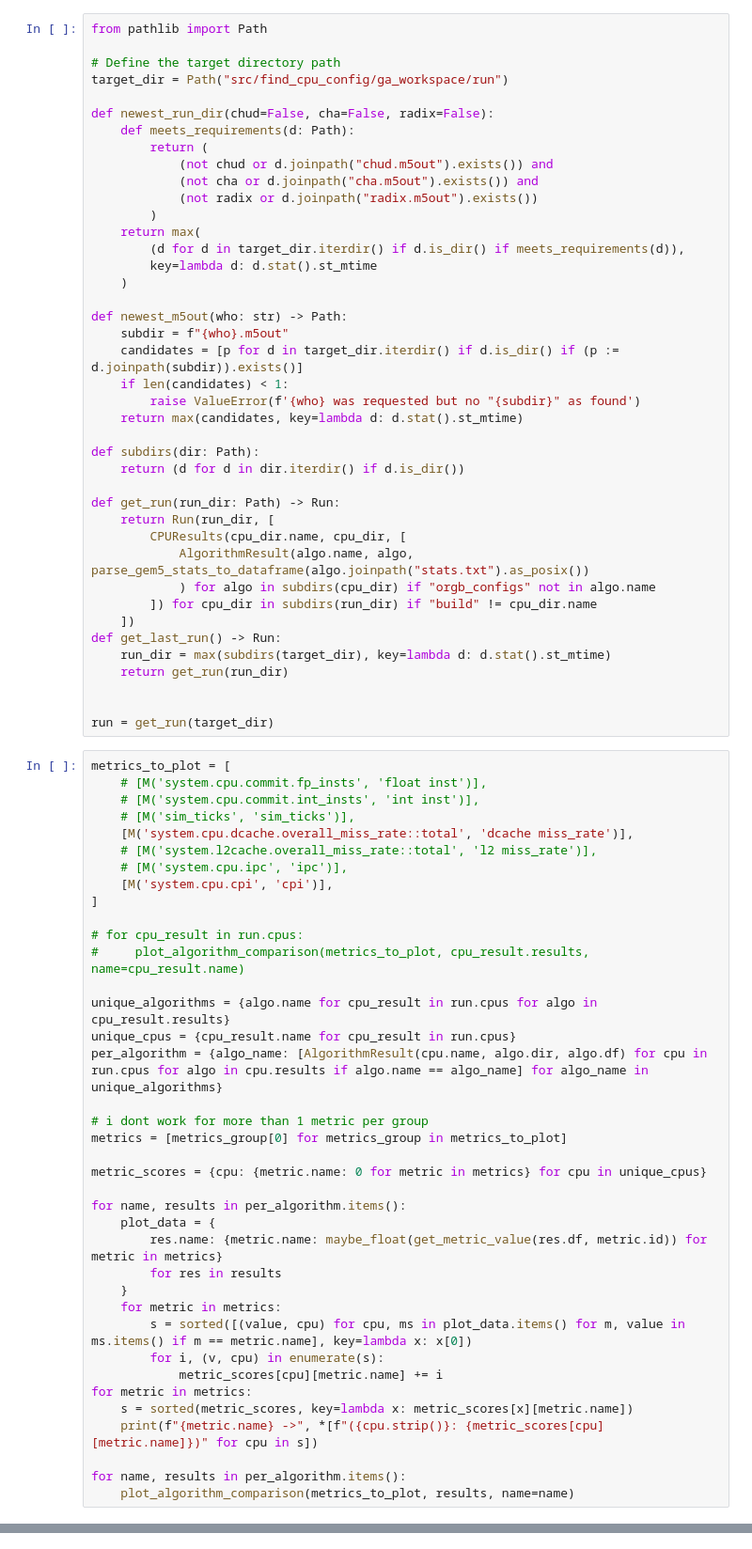
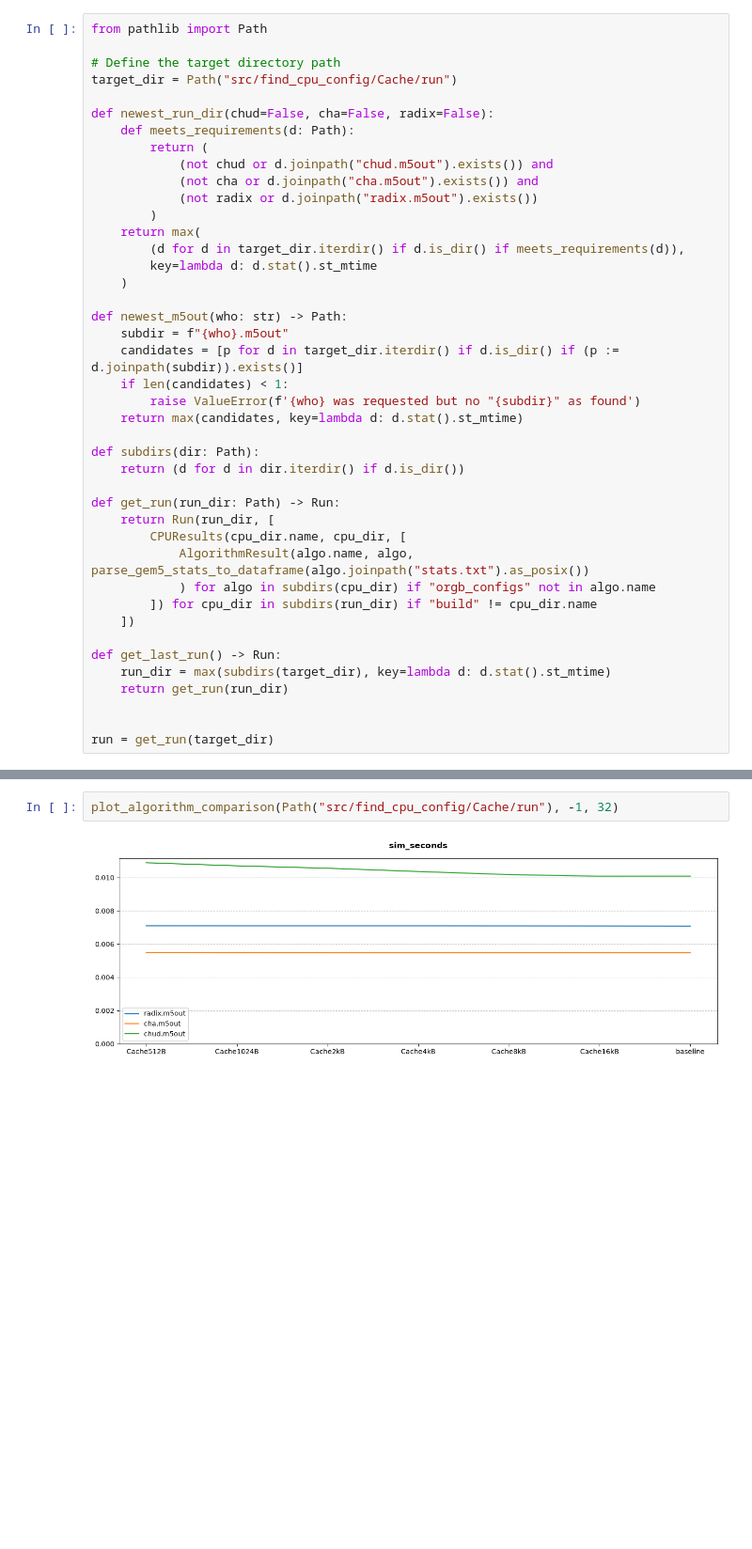
Before and after one commit to Jubarte27/organizacao-gem5, a Jupyter notebook: view_stats.ipynb, the cells around one changed output, grey strips where cells are left out. Shown at 94% size. Saved outputs shown, nothing was run; the diff lists cells and outputs as text; blank space fills up the shorter version.

```diff
--- a/view_stats.ipynb
+++ b/view_stats.ipynb
@@ -167,7 +165,7 @@ M = Metric
 from pathlib import Path
 
 # Define the target directory path
-target_dir = Path("src/find_cpu_config/ga_workspace/run")
+target_dir = Path("src/find_cpu_config/Cache/run")
 
 def newest_run_dir(chud=False, cha=False, radix=False):
     def meets_requirements(d: Path):
@@ -198,47 +196,10 @@ def get_run(run_dir: Path) -> Run:
             ) for algo in subdirs(cpu_dir) if "orgb_configs" not in algo.name
         ]) for cpu_dir in subdirs(run_dir) if "build" != cpu_dir.name
     ])
+
 def get_last_run() -> Run:
     run_dir = max(subdirs(target_dir), key=lambda d: d.stat().st_mtime)
     return get_run(run_dir)
 
 
 run = get_run(target_dir)
-# %%
-metrics_to_plot = [
-    # [M('system.cpu.commit.fp_insts', 'float inst')],
-    # [M('system.cpu.commit.int_insts', 'int inst')],
-    # [M('sim_ticks', 'sim_ticks')],
-    [M('system.cpu.dcache.overall_miss_rate::total', 'dcache miss_rate')],
-    # [M('system.l2cache.overall_miss_rate::total', 'l2 miss_rate')],
-    # [M('system.cpu.ipc', 'ipc')],
-    [M('system.cpu.cpi', 'cpi')],
-]
-
-# for cpu_result in run.cpus:
-#     plot_algorithm_comparison(metrics_to_plot, cpu_result.results, name=cpu_result.name)
-
-unique_algorithms = {algo.name for cpu_result in run.cpus for algo in cpu_result.results}
-unique_cpus = {cpu_result.name for cpu_result in run.cpus}
-per_algorithm = {algo_name: [AlgorithmResult(cpu.name, algo.dir, algo.df) for cpu in run.cpus for algo in cpu.results if algo.name == algo_name] for algo_name in unique_algorithms}
-
-# i dont work for more than 1 metric per group
-metrics = [metrics_group[0] for metrics_group in metrics_to_plot]
-
-metric_scores = {cpu: {metric.name: 0 for metric in metrics} for cpu in unique_cpus}
-
-for name, results in per_algorithm.items():
-    plot_data = {
-        res.name: {metric.name: maybe_float(get_metric_value(res.df, metric.id)) for metric in metrics}
-        for res in results
-    }
-    for metric in metrics:
-        s = sorted([(value, cpu) for cpu, ms in plot_data.items() for m, value in ms.items() if m == metric.name], key=lambda x: x[0])
-        for i, (v, cpu) in enumerate(s):
-            metric_scores[cpu][metric.name] += i
-for metric in metrics:
-    s = sorted(metric_scores, key=lambda x: metric_scores[x][metric.name])
-    print(f"{metric.name} ->", *[f"({cpu.strip()}: {metric_scores[cpu][metric.name]})" for cpu in s])
-
-for name, results in per_algorithm.items():
-    plot_algorithm_comparison(metrics_to_plot, results, name=name)
@@ -346,0 +302,4 @@ StopIteration:
+# %%
+plot_algorithm_comparison(Path("src/find_cpu_config/Cache/run"), -1, 32)
+# %% [output]
+[figure, added]
```
Also changed, not shown: parts of 7 cells of this notebook, 14 other files.
